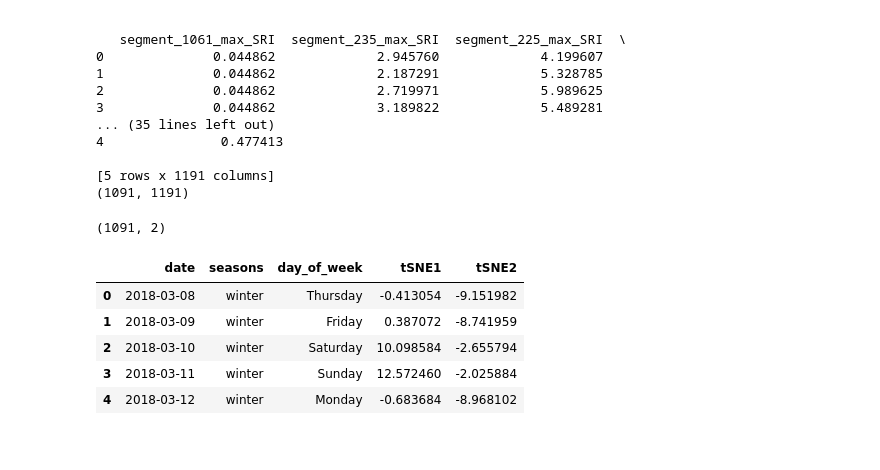
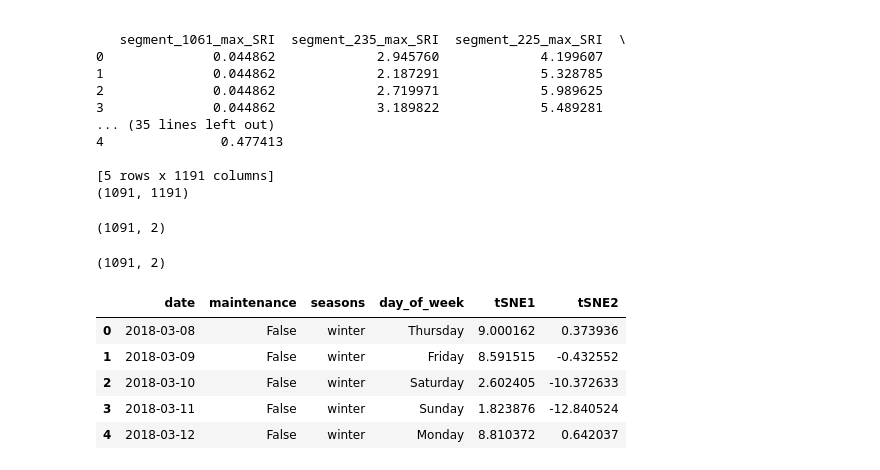
Before and after one commit to amandakhoo/data4all-team6, a Jupyter notebook: Subway_Shutdown_Resulting_Behavior.ipynb, the cells around one changed output. Saved outputs shown, nothing was run; the diff lists cells and outputs as text; code cells hidden in the pictures.

```diff
--- a/Subway_Shutdown_Resulting_Behavior.ipynb
+++ b/Subway_Shutdown_Resulting_Behavior.ipynb
@@ -209,20 +209,36 @@ days[mask_thursday] = list_days[3]
 days[mask_friday] = list_days[4]
 days[mask_saturday] = list_days[5]
 days[mask_sunday] = list_days[6]
+# %%
+from sklearn.manifold import TSNE
+
+X_embedded = TSNE(init='random', learning_rate='auto').fit_transform(X)
+print(X_embedded.shape)
+
+tSNE_df = pd.concat([Y, seasons, days, pd.DataFrame(X_embedded, columns=['tSNE1', 'tSNE2'])], axis=1)
+tSNE_df.head()
+
+fig = px.scatter(tSNE_df, x='tSNE1', y='tSNE2', color=tSNE_df['day_of_week'])
+fig.show()
+# %% [output]
+(1091, 2)
+# %%
+filename = 'maintenance.csv'
+filepath_2 = cwd + filename
+
+maintenance_df = pd.read_csv(filepath_2)
 # %%
-from sklearn.manifold import TSNE
-
 X_embedded = TSNE(init='random', learning_rate='auto').fit_transform(X)
 print(X_embedded.shape)
 
-tSNE_df = pd.concat([Y, seasons, days, pd.DataFrame(X_embedded, columns=['tSNE1', 'tSNE2'])], axis=1)
+tSNE_df = pd.concat([maintenance_df, seasons, days, pd.DataFrame(X_embedded, columns=['tSNE1', 'tSNE2'])], axis=1)
 tSNE_df.head()
 # %% [output]
 (1091, 2)
-|  | date | seasons | day_of_week | tSNE1 | tSNE2 |
-| 0 | 2018-03-08 | winter | Thursday | -0.413054 | -9.151982 |
-| 1 | 2018-03-09 | winter | Friday | 0.387072 | -8.741959 |
-| 2 | 2018-03-10 | winter | Saturday | 10.098584 | -2.655794 |
-| 3 | 2018-03-11 | winter | Sunday | 12.572460 | -2.025884 |
-| 4 | 2018-03-12 | winter | Monday | -0.683684 | -8.968102 |
+|  | date | maintenance | seasons | day_of_week | tSNE1 | tSNE2 |
+| 0 | 2018-03-08 | False | winter | Thursday | 9.000162 | 0.373936 |
+| 1 | 2018-03-09 | False | winter | Friday | 8.591515 | -0.432552 |
+| 2 | 2018-03-10 | False | winter | Saturday | 2.602405 | -10.372633 |
+| 3 | 2018-03-11 | False | winter | Sunday | 1.823876 | -12.840524 |
+| 4 | 2018-03-12 | False | winter | Monday | 8.810372 | 0.642037 |
 # %%
```
Also changed, not shown: parts of 2 cells of this notebook.
